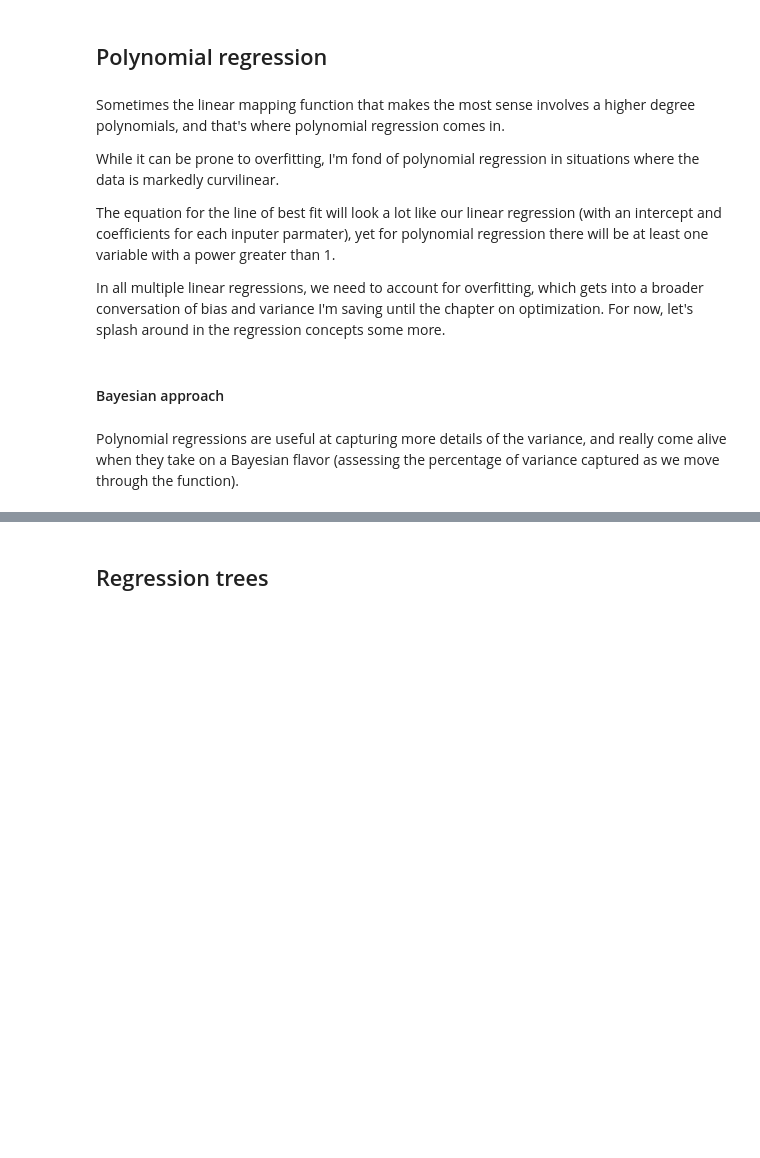
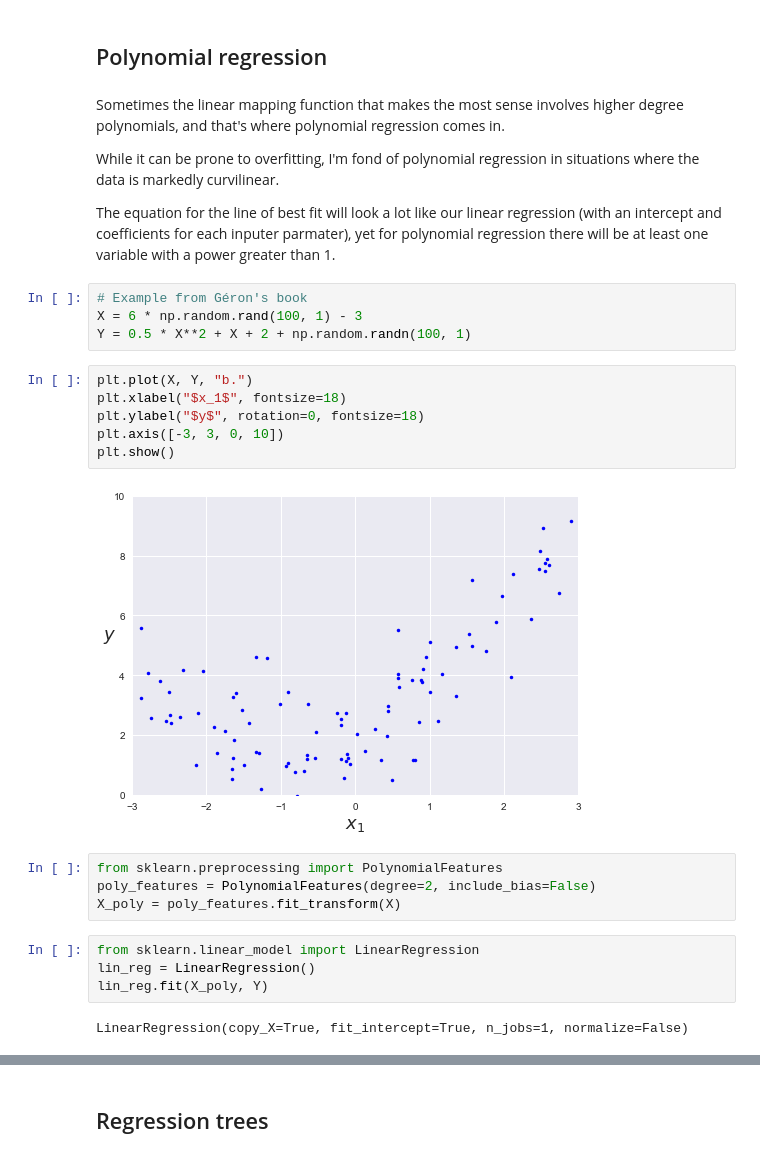
Before and after one commit to Jimmy-INL/society_after_certainty, a Jupyter notebook: 04.Regression/04.Regression.ipynb, the cells around one changed output, grey strips where cells are left out. Cells and saved outputs as stored; diff of their text form; blank space fills up the shorter version.

```diff
--- a/04.Regression/04.Regression.ipynb
+++ b/04.Regression/04.Regression.ipynb
@@ -173,14 +174,30 @@ There are three regularized versions of linear regression that I want to mention
 # %% [markdown]
 ## Polynomial regression
 # %% [markdown]
-Sometimes the linear mapping function that makes the most sense involves a higher degree polynomials, and that's where polynomial regression comes in.
+Sometimes the linear mapping function that makes the most sense involves higher degree polynomials, and that's where polynomial regression comes in.
 
 While it can be prone to overfitting, I'm fond of polynomial regression in situations where the data is markedly curvilinear.
 
 The equation for the line of best fit will look a lot like our linear regression (with an intercept and coefficients for each inputer parmater), yet for polynomial regression there will be at least one variable with a power greater than 1.
-
-In all multiple linear regressions, we need to account for overfitting, which gets into a broader conversation of bias and variance I'm saving until the chapter on optimization. For now, let's splash around in the regression concepts some more.
-# %% [markdown]
-#### Bayesian approach
-# %% [markdown]
-Polynomial regressions are useful at capturing more details of the variance, and really come alive when they take on a Bayesian flavor (assessing the percentage of variance captured as we move through the function).
+# %%
+# Example from Géron's book
+X = 6 * np.random.rand(100, 1) - 3
+Y = 0.5 * X**2 + X + 2 + np.random.randn(100, 1)
+# %%
+plt.plot(X, Y, "b.")
+plt.xlabel("$x_1$", fontsize=18)
+plt.ylabel("$y$", rotation=0, fontsize=18)
+plt.axis([-3, 3, 0, 10])
+plt.show()
+# %% [output]
+[figure, added]
+# %%
+from sklearn.preprocessing import PolynomialFeatures
+poly_features = PolynomialFeatures(degree=2, include_bias=False)
+X_poly = poly_features.fit_transform(X)
+# %%
+from sklearn.linear_model import LinearRegression
+lin_reg = LinearRegression()
+lin_reg.fit(X_poly, Y)
+# %% [output]
+LinearRegression(copy_X=True, fit_intercept=True, n_jobs=1, normalize=False)
```
Also changed, not shown: parts of 5 cells of this notebook.
